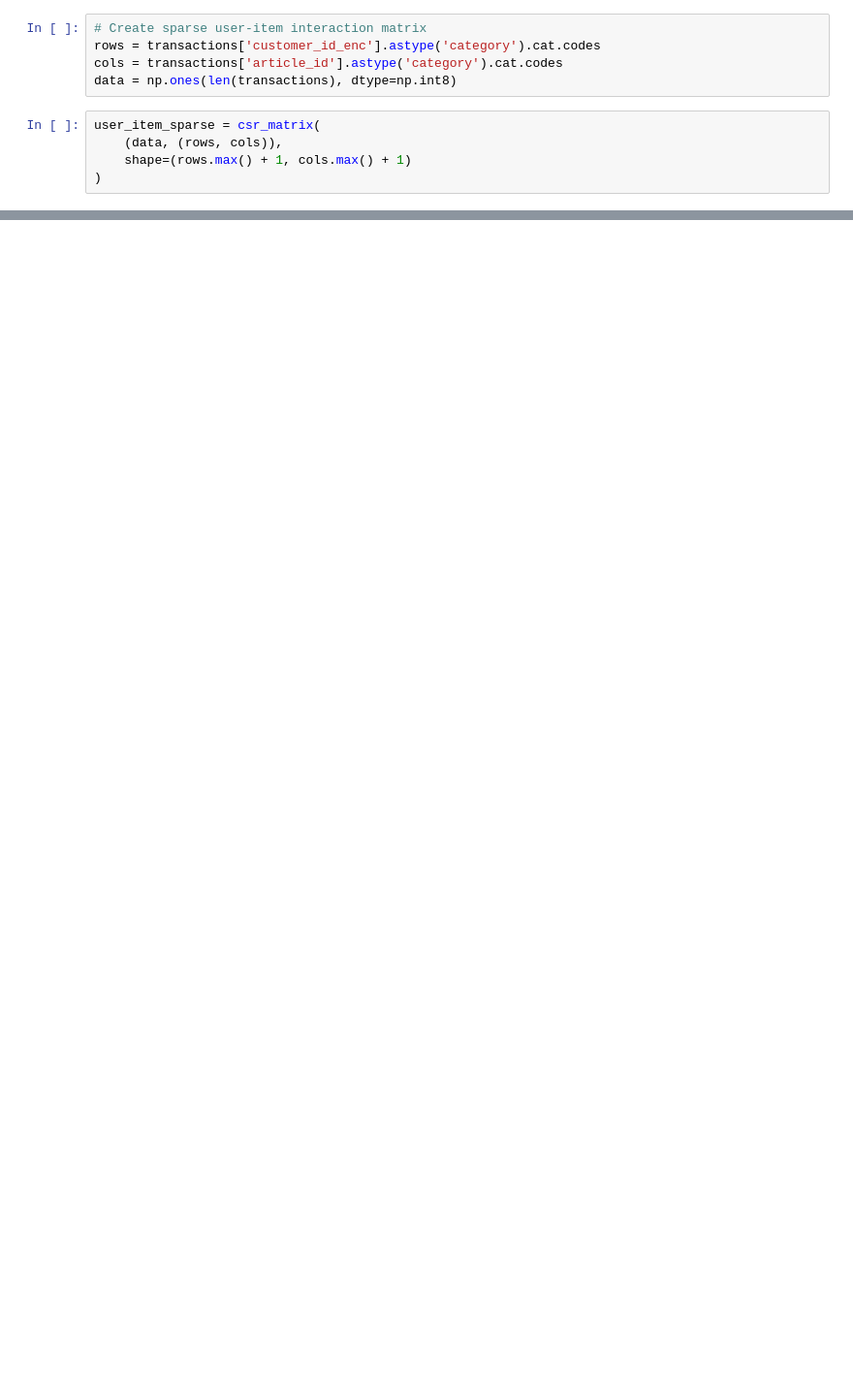
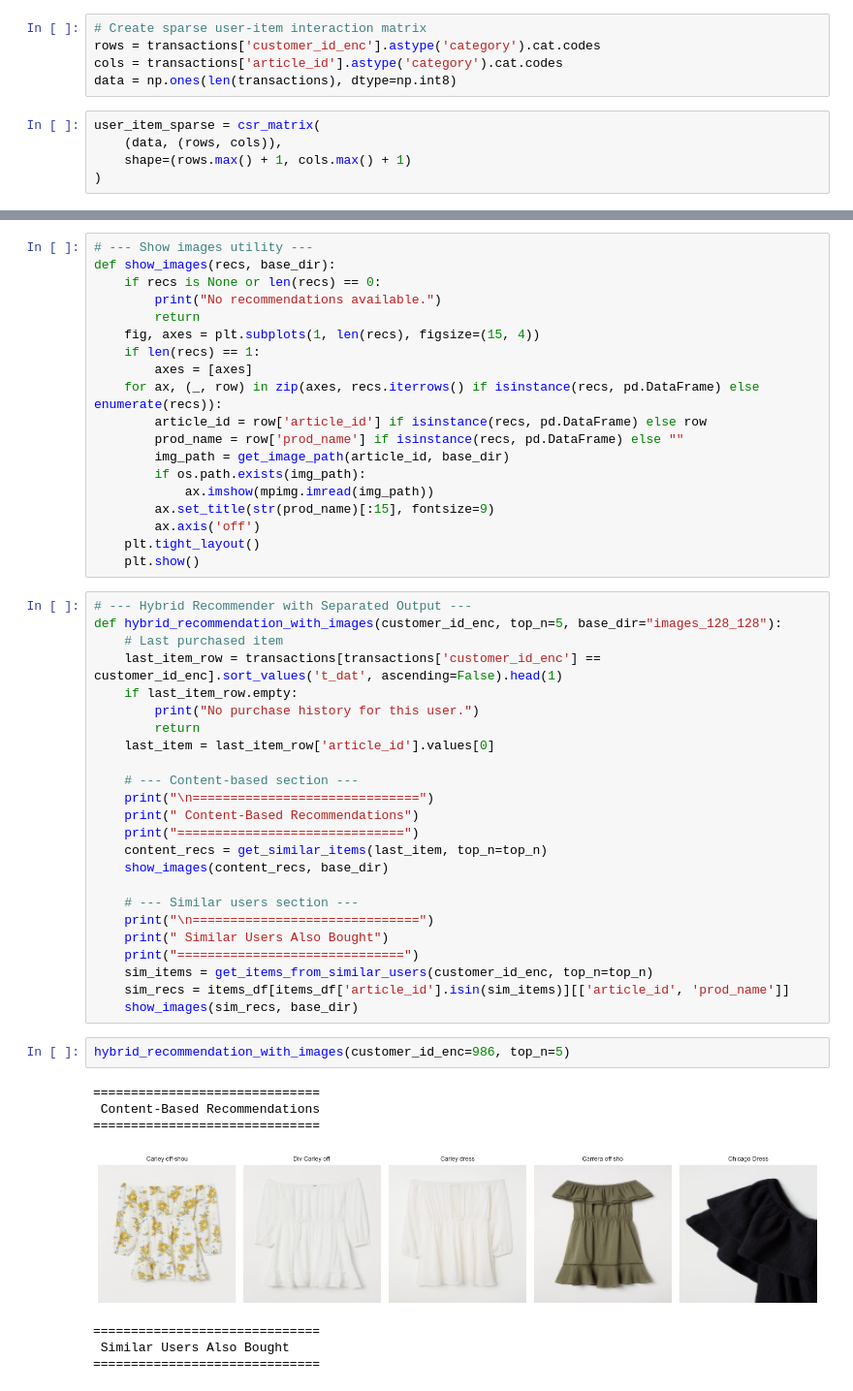
Before and after one commit to vaibhpande21/HndM-Fashion-Recommendation-System, a Jupyter notebook: rec.ipynb, the cells around one changed output, grey strips where cells are left out. Shown at 97% size. Cells and saved outputs as stored; diff of their text form; blank space fills up the shorter version.

Commit message:
Update rec.ipynb
Implemented K Nearest Neighbour for user-user similarity and recommending items based on similar users

```diff
--- a/rec.ipynb
+++ b/rec.ipynb
@@ -893,0 +956,53 @@ print(user_item_sparse.shape)
+# %%
+# --- Show images utility ---
+def show_images(recs, base_dir):
+    if recs is None or len(recs) == 0:
+        print("No recommendations available.")
+        return
+    fig, axes = plt.subplots(1, len(recs), figsize=(15, 4))
+    if len(recs) == 1:
+        axes = [axes]
+    for ax, (_, row) in zip(axes, recs.iterrows() if isinstance(recs, pd.DataFrame) else enumerate(recs)):
+        article_id = row['article_id'] if isinstance(recs, pd.DataFrame) else row
+        prod_name = row['prod_name'] if isinstance(recs, pd.DataFrame) else ""
+        img_path = get_image_path(article_id, base_dir)
+        if os.path.exists(img_path):
+            ax.imshow(mpimg.imread(img_path))
+        ax.set_title(str(prod_name)[:15], fontsize=9)
+        ax.axis('off')
+    plt.tight_layout()
+    plt.show()
+# %%
+# --- Hybrid Recommender with Separated Output ---
+def hybrid_recommendation_with_images(customer_id_enc, top_n=5, base_dir="images_128_128"):
+    # Last purchased item
+    last_item_row = transactions[transactions['customer_id_enc'] == customer_id_enc].sort_values('t_dat', ascending=False).head(1)
+    if last_item_row.empty:
+        print("No purchase history for this user.")
+        return
+    last_item = last_item_row['article_id'].values[0]
+
+    # --- Content-based section ---
+    print("\n==============================")
+    print(" Content-Based Recommendations")
+    print("==============================")
+    content_recs = get_similar_items(last_item, top_n=top_n)
+    show_images(content_recs, base_dir)
+
+    # --- Similar users section ---
+    print("\n==============================")
+    print(" Similar Users Also Bought")
+    print("==============================")
+    sim_items = get_items_from_similar_users(customer_id_enc, top_n=top_n)
+    sim_recs = items_df[items_df['article_id'].isin(sim_items)][['article_id', 'prod_name']]
+    show_images(sim_recs, base_dir)
+# %%
+hybrid_recommendation_with_images(customer_id_enc=986, top_n=5)
+# %% [output]
+==============================
+ Content-Based Recommendations
+==============================
+[figure, added]
+==============================
+ Similar Users Also Bought
+==============================
```
Also changed, not shown: parts of 9 cells of this notebook.
